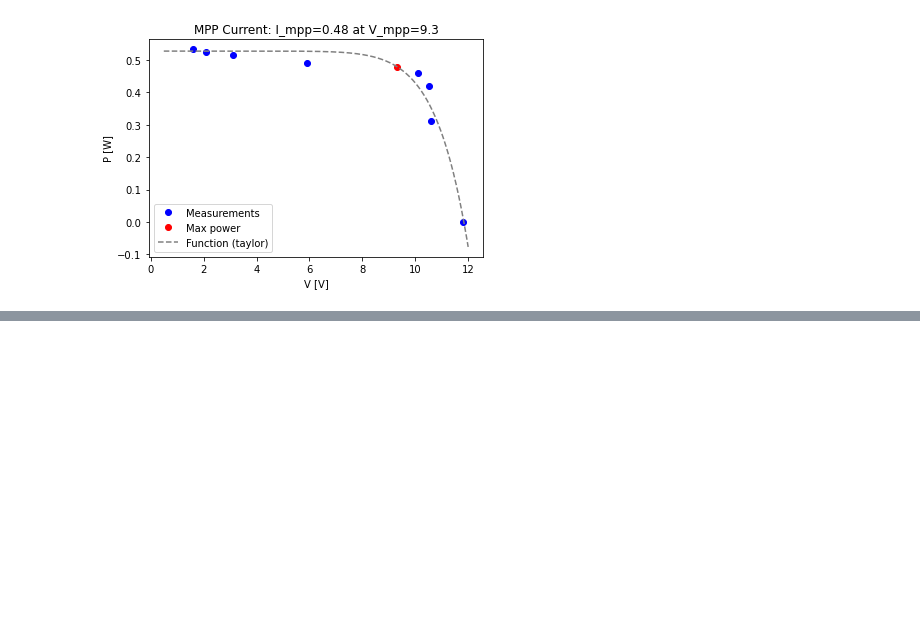
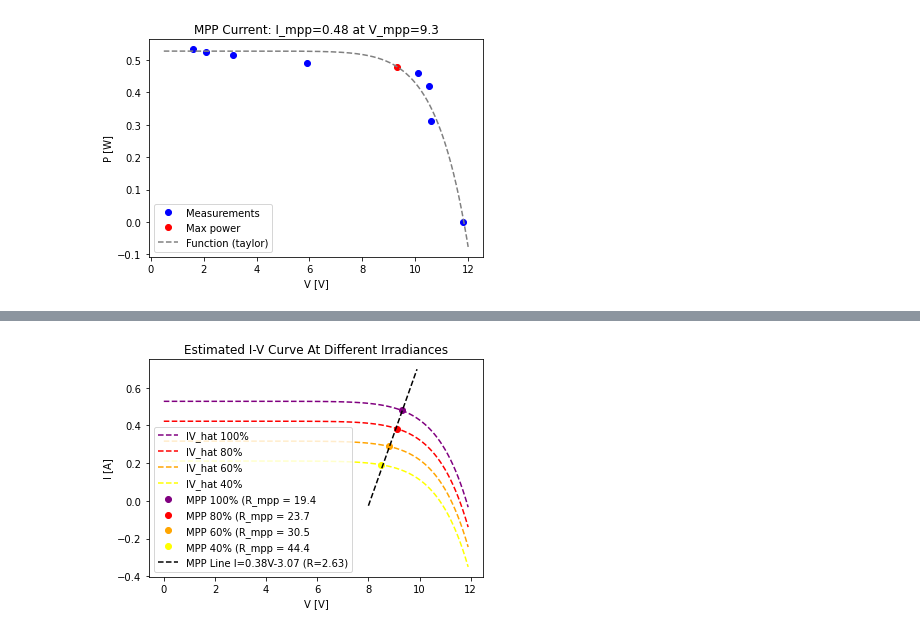
Before and after one commit to woodjmichael/PV-based-systems-lab, a Jupyter notebook: solar_cell_iv_curve_fit.ipynb, the cells around one changed output, grey strips where cells are left out. Drawn from its saved outputs; the diff is of its cells as text; code cells hidden in the pictures; blank space fills up the shorter version.

```diff
--- a/solar_cell_iv_curve_fit.ipynb
+++ b/solar_cell_iv_curve_fit.ipynb
@@ -320,0 +363,8 @@ p.plot(xname='V [V]', yname='P [W]', pname = pname)
+# %%
+MPPs = {'v':[v[i_mpp_40], v[i_mpp_60], v[i_mpp_80], v[i_mpp_100]],
+        'I_hat':[I_hat_40[i_mpp_100], I_hat_60[i_mpp_60], I_hat_80[i_mpp_100], I_hat_100[i_mpp_100]] }
+
+def MPP_eq(v, a, b):
+	return a*v + b
+
+(a,b), _ = curve_fit(MPP_eq, MPPs['v'], MPPs['I_hat'])
@@ -321 +384,17 @@ p.plot(xname='V [V]', yname='P [W]', pname = pname)
+# %%
+v2 = arange(8,10,0.1)
+I_hat_MPPs = MPP_eq(v2, a, b)
+
+p.add_series('IV_hat 100%', v, I_hat_100, '--', 'purple')
+p.add_series('IV_hat 80%', v, I_hat_80,   '--', 'red')
+p.add_series('IV_hat 60%', v, I_hat_60,   '--', 'orange')
+p.add_series('IV_hat 40%', v, I_hat_40,   '--', 'yellow')
+p.add_series(f'MPP 100% (R_mpp = {(v[i_mpp_100]/I_hat_100[i_mpp_100]):.1f}', v[i_mpp_100], I_hat_100[i_mpp_100], 'o', 'purple')
+p.add_series(f'MPP 80% (R_mpp = {(v[i_mpp_80]/I_hat_80[i_mpp_80]):.1f}',     v[i_mpp_80], I_hat_80[i_mpp_80],    'o', 'red')
+p.add_series(f'MPP 60% (R_mpp = {(v[i_mpp_60]/I_hat_60[i_mpp_60]):.1f}',     v[i_mpp_60], I_hat_60[i_mpp_60],    'o', 'orange')
+p.add_series(f'MPP 40% (R_mpp = {(v[i_mpp_40]/I_hat_40[i_mpp_40]):.1f}',     v[i_mpp_40], I_hat_40[i_mpp_40],    'o', 'yellow')
+p.add_series(f'MPP Line I={a:.2f}V{b:.2f} (R={R:.2f})', v2, I_hat_MPPs, '--', 'black')
+p.plot(xname='V [V]', yname='I [A]', pname = 'Estimated I-V Curve At Different Irradiances')
+# %% [output]
+[figure, added]
 # %% [markdown]
```
Also changed, not shown: parts of 23 cells of this notebook.
